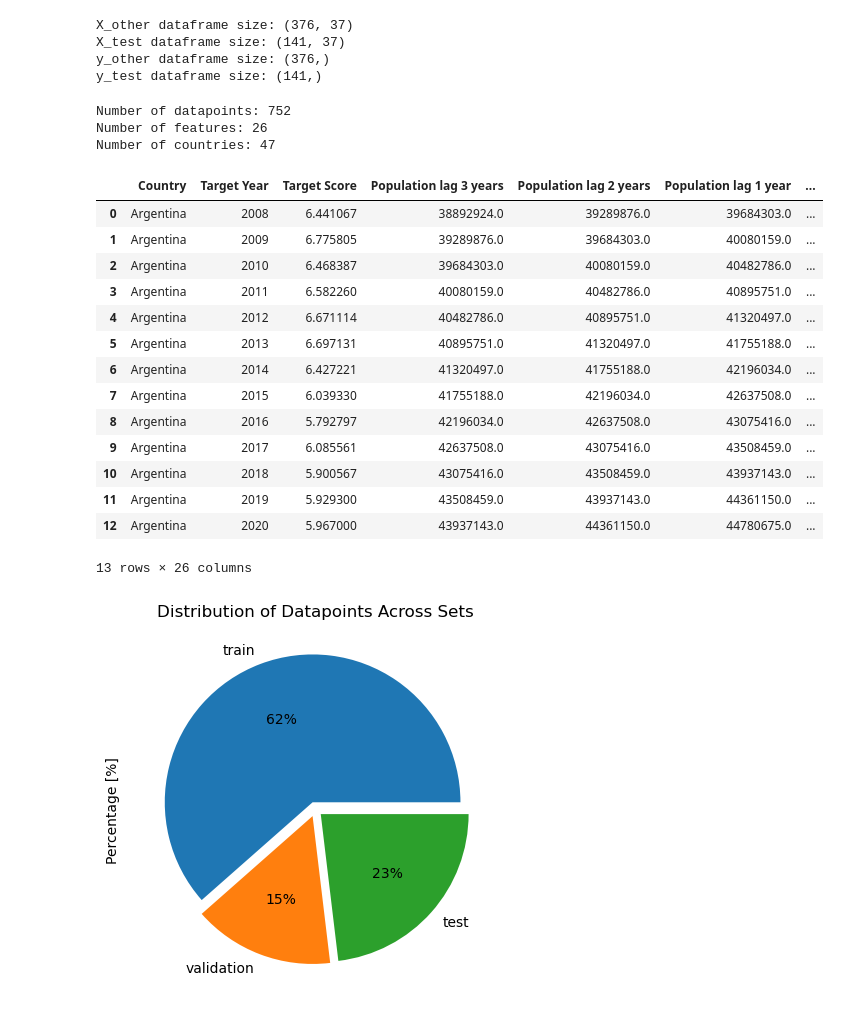
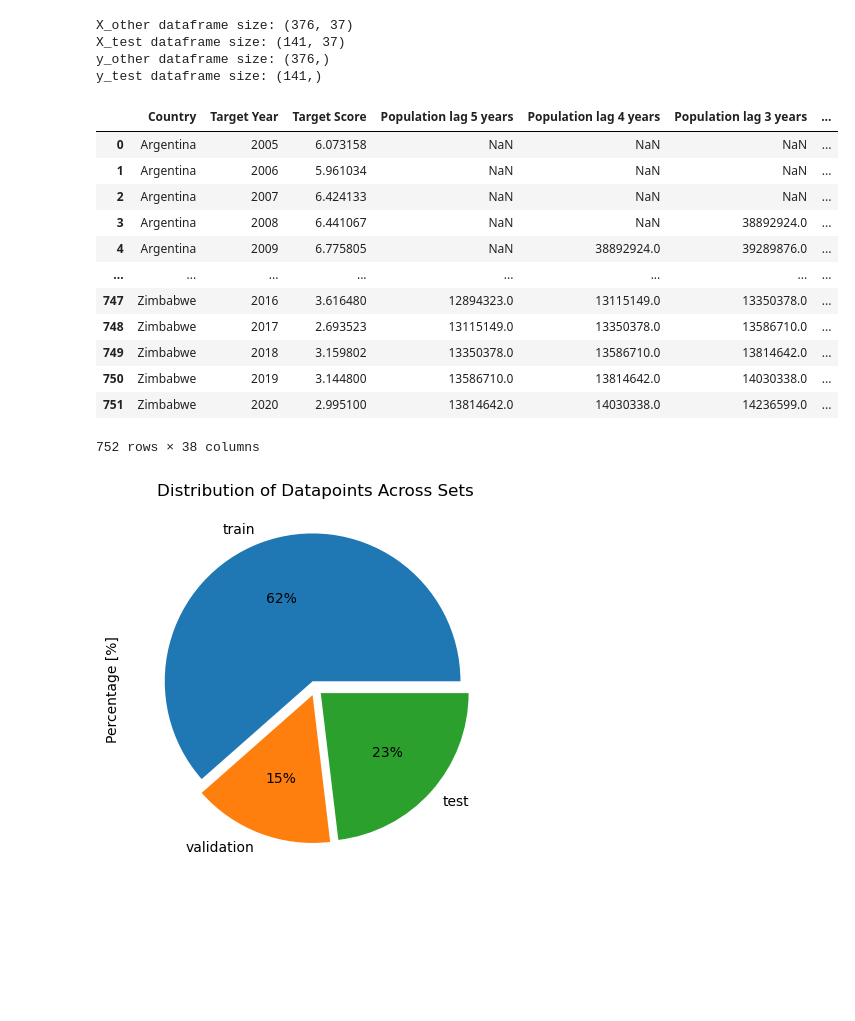
Before and after one commit to iwecht1/1030project, a Jupyter notebook: src/Exploratory Data Analysis.ipynb, the cells around one changed output. Cells and saved outputs as stored; diff of their text form; code cells hidden in the pictures; blank space fills up the shorter version.

```diff
--- a/src/Exploratory Data Analysis.ipynb
+++ b/src/Exploratory Data Analysis.ipynb
@@ -749,31 +753,22 @@ X_other dataframe size: (376, 37)
 X_test dataframe size: (141, 37)
 y_other dataframe size: (376,)
 y_test dataframe size: (141,)
-# %%
-# demensions of dataframe after dropping 2005-2007
-print('Number of datapoints:',df_s.shape[0])
-print('Number of features:',df_s.shape[1])
-print('Number of countries:',df_s['Country'].nunique())
-df_for_splitting.head(13)
-# %% [output]
-Number of datapoints: 752
-Number of features: 26
-Number of countries: 47
-|  | Country | Target Year | Target Score | Population lag 3 years | Population lag 2 years | Population lag 1 year | ... |
-| 0 | Argentina | 2008 | 6.441067 | 38892924.0 | 39289876.0 | 39684303.0 | ... |
-| 1 | Argentina | 2009 | 6.775805 | 39289876.0 | 39684303.0 | 40080159.0 | ... |
-| 2 | Argentina | 2010 | 6.468387 | 39684303.0 | 40080159.0 | 40482786.0 | ... |
-| 3 | Argentina | 2011 | 6.582260 | 40080159.0 | 40482786.0 | 40895751.0 | ... |
-| 4 | Argentina | 2012 | 6.671114 | 40482786.0 | 40895751.0 | 41320497.0 | ... |
-| 5 | Argentina | 2013 | 6.697131 | 40895751.0 | 41320497.0 | 41755188.0 | ... |
-| 6 | Argentina | 2014 | 6.427221 | 41320497.0 | 41755188.0 | 42196034.0 | ... |
-| 7 | Argentina | 2015 | 6.039330 | 41755188.0 | 42196034.0 | 42637508.0 | ... |
-| 8 | Argentina | 2016 | 5.792797 | 42196034.0 | 42637508.0 | 43075416.0 | ... |
-| 9 | Argentina | 2017 | 6.085561 | 42637508.0 | 43075416.0 | 43508459.0 | ... |
-| 10 | Argentina | 2018 | 5.900567 | 43075416.0 | 43508459.0 | 43937143.0 | ... |
-| 11 | Argentina | 2019 | 5.929300 | 43508459.0 | 43937143.0 | 44361150.0 | ... |
-| 12 | Argentina | 2020 | 5.967000 | 43937143.0 | 44361150.0 | 44780675.0 | ... |
-13 rows × 26 columns
+# %%
+df5
+# %% [output]
+|  | Country | Target Year | Target Score | Population lag 5 years | Population lag 4 years | Population lag 3 years | ... |
+| 0 | Argentina | 2005 | 6.073158 | NaN | NaN | NaN | ... |
+| 1 | Argentina | 2006 | 5.961034 | NaN | NaN | NaN | ... |
+| 2 | Argentina | 2007 | 6.424133 | NaN | NaN | NaN | ... |
+| 3 | Argentina | 2008 | 6.441067 | NaN | NaN | 38892924.0 | ... |
+| 4 | Argentina | 2009 | 6.775805 | NaN | 38892924.0 | 39289876.0 | ... |
+| ... | ... | ... | ... | ... | ... | ... | ... |
+| 747 | Zimbabwe | 2016 | 3.616480 | 12894323.0 | 13115149.0 | 13350378.0 | ... |
+| 748 | Zimbabwe | 2017 | 2.693523 | 13115149.0 | 13350378.0 | 13586710.0 | ... |
+| 749 | Zimbabwe | 2018 | 3.159802 | 13350378.0 | 13586710.0 | 13814642.0 | ... |
+| 750 | Zimbabwe | 2019 | 3.144800 | 13586710.0 | 13814642.0 | 14030338.0 | ... |
+| 751 | Zimbabwe | 2020 | 2.995100 | 13814642.0 | 14030338.0 | 14236599.0 | ... |
+752 rows × 38 columns
 # %%
 # create dataframe of countries and their co2 emissions
 dict_sets = pd.DataFrame({'set':['train','validation','test'],
```
Also changed, not shown: parts of 5 cells of this notebook, 15 other files.
